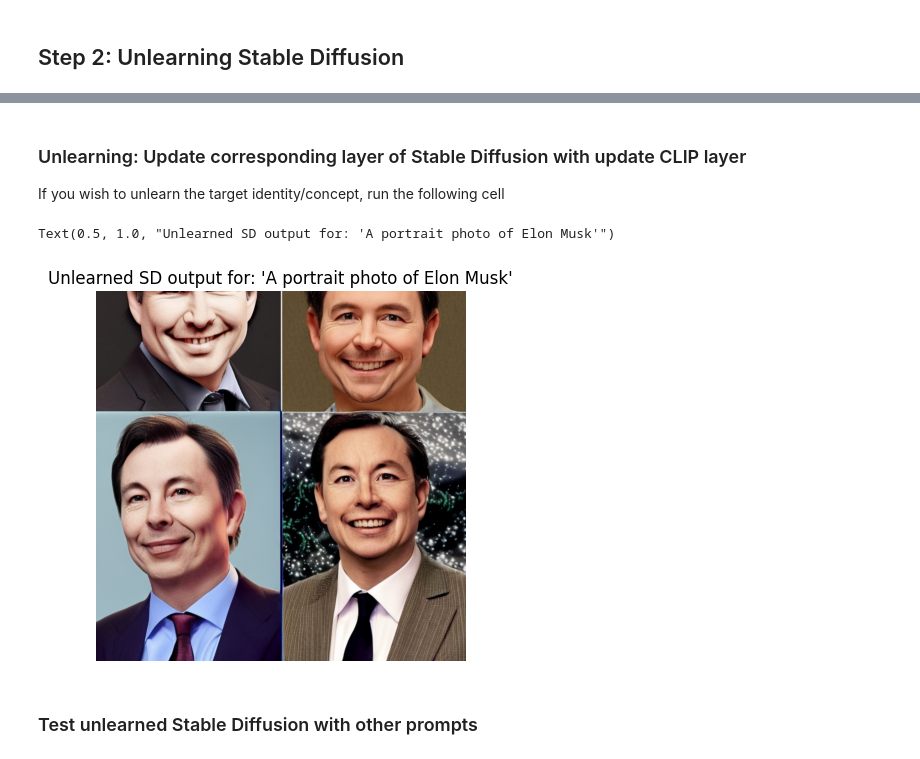
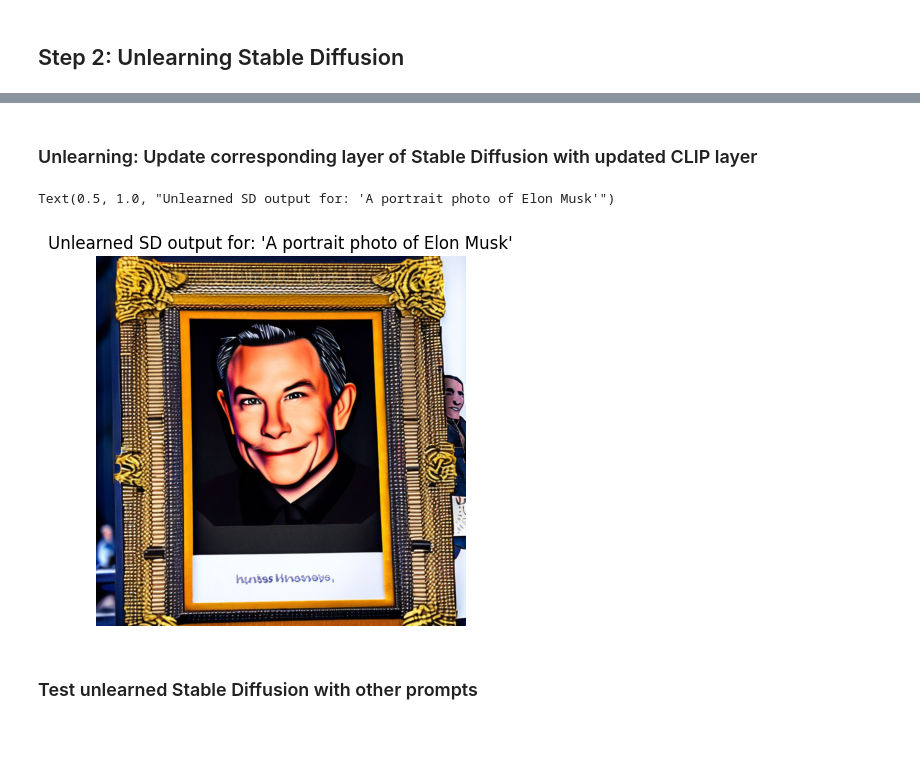
Before and after one commit to CSIPlab/SLUG, a Jupyter notebook: notebooks/experiment_stable_diffusion.ipynb, the cells around one changed output, grey strips where cells are left out. Saved outputs shown, nothing was run; the diff lists cells and outputs as text; code cells hidden in the pictures.

```diff
--- a/notebooks/experiment_stable_diffusion.ipynb
+++ b/notebooks/experiment_stable_diffusion.ipynb
@@ -203,6 +205,9 @@ model_clip_pretrained = CLIPModel.from_pretrained(clip_model_id)
 processor_clip = CLIPProcessor.from_pretrained(clip_model_id)
 model_clip_pretrained.to(device)
 model_clip_pretrained.eval();
+# %%
+# You may adjust the batch size to lower value
+batch_size = 4
 # %%
 gradient_list = []
 for split in ['forget', 'train']:
@@ -212,7 +217,7 @@ for split in ['forget', 'train']:
         path = Path(f"data/tar_files/{celeb_name}.tar")
     else:
         path = Path("data/laion/laion400m/00000.tar")
-    dataloader = create_wds(str(path),bs=4)
+    dataloader = create_wds(str(path),bs=batch_size)
     for i, (images, texts) in tqdm(enumerate(dataloader)):
         # for openai models replace the original text with just name of the celeb
         texts = [celeb_name.replace('_', ' ')] * len(texts)
@@ -242,18 +247,33 @@ for split in ['forget', 'train']:
         if param.grad is not None:
             gradients[name] /= (i+1) # len(dataloader)
 
-    gradient_list.append(gradients.detach())
+    gradient_list.append(gradients)
 
 
 # Identify important layers
 with torch.no_grad():
-    important_layers = get_important_layers(celeb_name, pair, model_clip_pretrained, forget_grads=gradient_list[0], retain_grads=gradient_list[1])
+    forget_grads, retain_grads = gradient_list[0], gradient_list[1]
+    important_layers = get_important_layers(celeb_name, pair, model_clip_pretrained, forget_grads, retain_grads)
 
-for split in ['forget', 'train']:
-    mask_save_root = Path(f"results/grads/{celeb_name}_{model_repo}_{model_name}")
-    mask_save_root.mkdir(parents=True, exist_ok=True)
-    torch.save(gradients, os.path.join(mask_save_root, f"{split}_grads.pt"))
-    logging.info(f"Saved {split} gradients to {os.path.join(mask_save_root, f'{split}_grads.pt')}")
+
+mask_save_root = Path(f"results/grads/{celeb_name}_{model_repo}_{model_name}")
+mask_save_root.mkdir(parents=True, exist_ok=True)
+
+# # save gradients for layers that are on pareto-front
+forget_grads_pareto = {}
+retain_grads_grads_pareto = {}
+for layer_name in important_layers['language']:
+    forget_grads_pareto[layer_name] = forget_grads[layer_name]
+    retain_grads_grads_pareto[layer_name] = retain_grads[layer_name]
+torch.save(forget_grads_pareto, os.path.join(mask_save_root, f"forget_grads_pareto.pt"))
+torch.save(retain_grads_grads_pareto, os.path.join(mask_save_root, f"retain_grads_pareto.pt"))
+torch.save(important_layers, os.path.join(mask_save_root, f"important_layers.pt"))
+
+# [Optional] save gradients for all layers
+torch.save(forget_grads, os.path.join(mask_save_root, f"forget_grads.pt"))
+logging.info(f"Saved {split} gradients to {os.path.join(mask_save_root, f'forget_grads.pt')}")
+torch.save(retain_grads, os.path.join(mask_save_root, f"train_grads.pt"))
+logging.info(f"Saved {split} gradients to {os.path.join(mask_save_root, f'train_grads.pt')}")
 # %% [markdown]
 ## Step 1: Unlearning CLIP model
 # %%
@@ -688,6 +720,7 @@ ratio: 2.7958491751184913
 # # elon
 # r = -2 # best
 r = ratio/20
+# ratio = ratio*30
 
 # # taylor
 # r = -0.159 # best
@@ -716,10 +749,10 @@ r = ratio/20
 # r = -13.0
 
 ### modify a certain layer of CLIP
-model_clip = deepcopy(model_clip_pretrained)
+model_clip_modified = deepcopy(model_clip_pretrained)
 for layer_name in layer_names:
     vector = forget_grads[layer_name].to(device)
-    model_clip.get_parameter(layer_name).data = model_clip_pretrained.get_parameter(layer_name).data + r*vector
+    model_clip_modified.get_parameter(layer_name).data = model_clip_pretrained.get_parameter(layer_name).data + r*vector
 # %% [markdown]
 Evaluate unlearned CLIP
 # %%
@@ -775,22 +804,21 @@ Text(0.5, 1.0, "Original SD output for: 'A portrait photo of Elon Musk'")
 # %% [markdown]
-### Unlearning: Update corresponding layer of Stable Diffusion with update CLIP layer
-If you wish to unlearn the target identity/concept, run the following cell
+### Unlearning: Update corresponding layer of Stable Diffusion with updated CLIP layer
 # %%
 ### Edit the model
 pipe_unlearned = deepcopy(pipe_pretrained)
 for idx, (n,p) in enumerate(pipe_unlearned.text_encoder.text_model.named_parameters()):
-    p.data = model_clip.text_model.get_parameter(n).half() # cast to fp16
+    p.data = model_clip_modified.text_model.get_parameter(n).half() # cast to fp16
 pipe_unlearned = pipe_unlearned.to("cuda")
 
 prompt = "A portrait photo of Elon Musk"
 image = pipe_unlearned(prompt).images[0]
 plt.figure()
 plt.imshow(image)
 plt.axis('off')
 plt.title(f"Unlearned SD output for: '{prompt}'")
 # %% [output]
 Text(0.5, 1.0, "Unlearned SD output for: 'A portrait photo of Elon Musk'")
-[figure, old version]
+[figure, new version]
 # %% [markdown]
 ### Test unlearned Stable Diffusion with other prompts
 # %%
```
Also changed, not shown: parts of 17 cells of this notebook, 1 other file.
